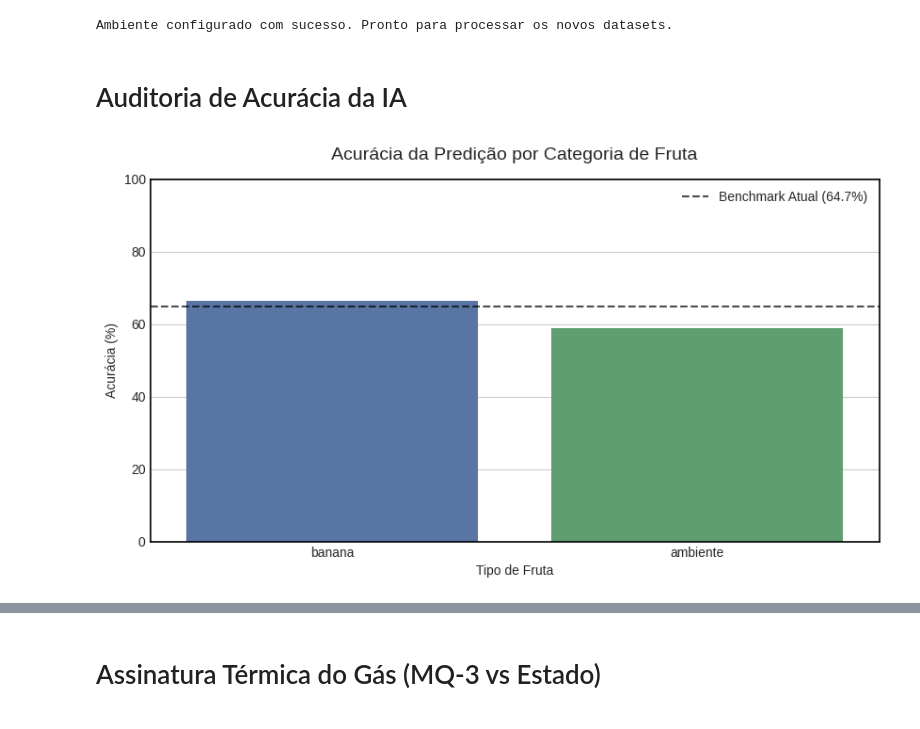
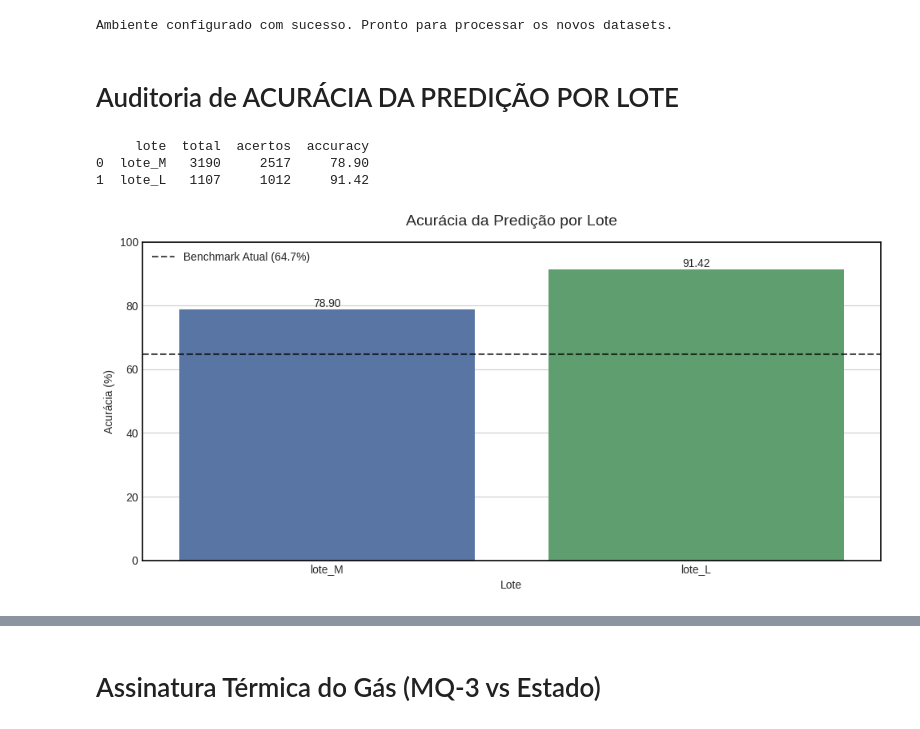
Before and after one commit to LucaAtanazio/Grupo_Projetos, a Jupyter notebook: PI-Monitoramento_frutas/data/novo-monitoramento-FINAL/analise.ipynb, the cells around one changed output, grey strips where cells are left out. Saved outputs shown, nothing was run; the diff lists cells and outputs as text; code cells hidden in the pictures.

```diff
--- a/PI-Monitoramento_frutas/data/novo-monitoramento-FINAL/analise.ipynb
+++ b/PI-Monitoramento_frutas/data/novo-monitoramento-FINAL/analise.ipynb
@@ -13,26 +13,59 @@ print("Ambiente configurado com sucesso. Pronto para processar os novos datasets
 # %% [output]
 Ambiente configurado com sucesso. Pronto para processar os novos datasets.
 # %% [markdown]
-# Auditoria de Acurácia da IA
+# Auditoria de ACURÁCIA DA PREDIÇÃO POR LOTE
 # %%
-# Carregando: data-accuracy.csv
 df_acc = pd.read_csv('data-accuracy.csv')
 
+print(df_acc.head())
+
 plt.figure(figsize=(10, 5))
-# Adicionamos hue='tipo_fruta' e legend=False
-ax = sns.barplot(data=df_acc, x='tipo_fruta', y='porcentagem_acerto',
-                 hue='tipo_fruta', palette=ACADEMIC_PALETTE[:len(df_acc)], legend=False)
 
-# Linha de meta baseada na sua última análise (64.7%)
-plt.axhline(64.7, color='black', linestyle='--', alpha=0.7, label='Benchmark Atual (64.7%)')
+ax = sns.barplot(
+    data=df_acc,
+    x='lote',
+    y='accuracy',
+    hue='lote',
+    palette=ACADEMIC_PALETTE[:len(df_acc)],
+    legend=False
+)
 
-plt.title('Acurácia da Predição por Categoria de Fruta', fontsize=14, pad=15)
+plt.axhline(
+    64.7,
+    color='black',
+    linestyle='--',
+    alpha=0.7,
+    label='Benchmark Atual (64.7%)'
+)
+
+plt.title(
+    'Acurácia da Predição por Lote',
+    fontsize=14,
+    pad=15
+)
+
 plt.ylabel('Acurácia (%)')
-plt.xlabel('Tipo de Fruta')
+plt.xlabel('Lote')
+
 plt.ylim(0, 100)
-plt.savefig('Acurácia-da-Predição-por-Categoria-de-Fruta.png', dpi=300, bbox_inches='tight')
+
+for container in ax.containers:
+    ax.bar_label(container, fmt='%.2f')
+
 plt.legend()
+
+plt.tight_layout()
+
+plt.savefig(
+    'Acuracia-da-Predicao-por-Lote.png',
+    dpi=300,
+    bbox_inches='tight'
+)
+
 plt.show()
 # %% [output]
+     lote  total  acertos  accuracy
+0  lote_M   3190     2517     78.90
+1  lote_L   1107     1012     91.42
-[figure, old version]
+[figure, new version]
 # %% [markdown]
```
Also changed, not shown: parts of 22 cells of this notebook, 42 other files.
